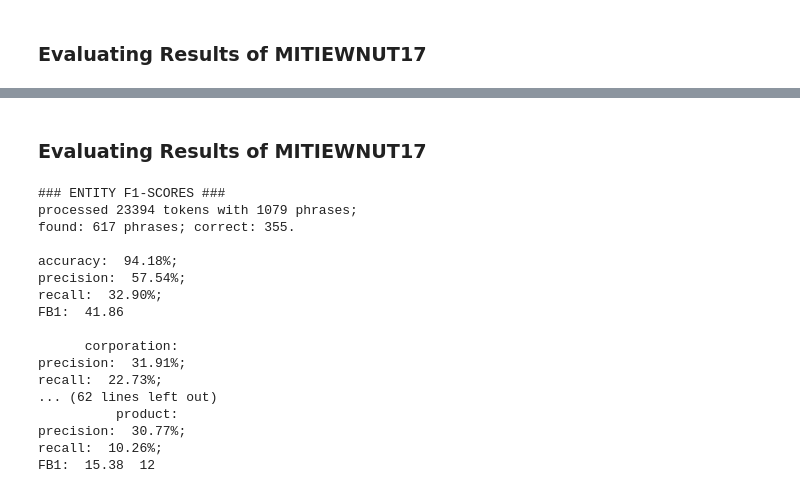
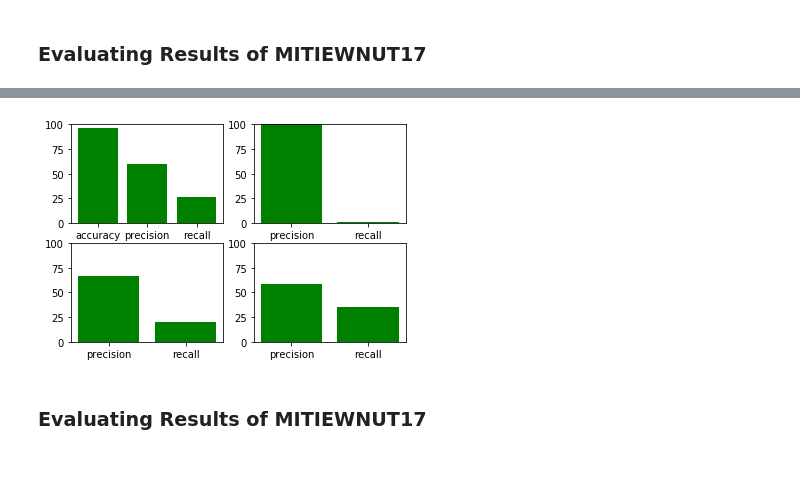
Before and after one commit to khattaksaad/lab_final_task, a Jupyter notebook: Lab2_Report.ipynb, the cells around one changed output, grey strips where cells are left out. Saved outputs shown, nothing was run; the diff lists cells and outputs as text; code cells hidden in the pictures; blank space fills up the shorter version.

Commit message:
second commit with graphs

```diff
--- a/Lab2_Report.ipynb
+++ b/Lab2_Report.ipynb
@@ -479,21 +480,28 @@ def fmt_results(tokens, all_entities, surface_form=False):
 
     if results['tokens'].gold > 0:
         # only use token counts for accuracy
-        yield('accuracy: %6.2f%%; ' %
+        yield('accuracy: %6.2f; ' %
               (100. * results['tokens'].correct / results['tokens'].gold))
-        yield('precision: %6.2f%%; ' % (100. * results['tagged'].p))
-        yield('recall: %6.2f%%; ' % (100. * results['tagged'].r))
+        yield('precision: %6.2f; ' % (100. * results['tagged'].p))
+        yield('recall: %6.2f; ' % (100. * results['tagged'].r))
         yield('FB1: %6.2f\n' % (100. * results['tagged'].f))
 
     # get results for each entity category
     tags = get_tags(all_entities['gold'])
+    #tags.remove('product')
+    #tags.remove('creative-work')
+    #tags.remove('group')
+
+    tags = [v for i, v in enumerate(tags) if v in rem]
+
+    print(tags)
     for tag in sorted(tags):
         entities = {src: filter_entities(entities, lambda e: e.tag == tag)
                     for src, entities in all_entities.items()}
         results = calc_results(entities['gold'], entities[_sys], surface_form)
         yield('%17s: ' % tag)
-        yield('precision: %6.2f%%; ' % (100. * results.p))
-        yield('recall: %6.2f%%; ' % (100. * results.r))
+        yield('precision: %6.2f; ' % (100. * results.p))
+        yield('recall: %6.2f; ' % (100. * results.r))
         yield('FB1: %6.2f  %d\n' % (100. * results.f, results.correct))
 # %% [markdown]
 # Training NER - WNUT17 Dataset
@@ -543,7 +551,7 @@ for i in range(0,9999):
 #sample2.add_entity(xrange(7,9), "person")
 #sample2.add_entity(xrange(10,11), "org")
 # %%
-trainer = ner_trainer("/home/saad/MITIE/MITIE-models/english/total_word_feature_extractor.dat")
+trainer = ner_trainer("MITIE/MITIE-models/english/total_word_feature_extractor.dat")
 trainer.add(sample)
 trainer.num_threads = 4
 # %%
@@ -772,15 +742,0 @@ for i,x in enumerate(test_conll):
-# %%
-def wnut_eval(inp):
-    # get tokens and entities
-    lines = [line for line in inp]
-    #print(lines)
-    tokens = doc_to_toks(lines)
-    entities = doc_to_entities(lines)
-    # report results
-    print("### ENTITY F1-SCORES ###")
-    for line in fmt_results(tokens, entities, surface_form=False):
-        print(line)
-    print()
-    print("### SURFACE FORM F1-SCORES ###")
-    for line in fmt_results(tokens, entities, surface_form=True):
-        print(line)
@@ -825,0 +798,2 @@ FB1:   0.00  0
+# %%
+objects,figures,labels = wnut_eval(eval_set)
@@ -826,22 +852,12 @@ FB1:   0.00  0
+# %%
+import matplotlib.pyplot as plt
+fig, ax = plt.subplots(nrows=2, ncols=2)
+for index, (obj, fig) in enumerate(zip(objects, figures)):
+    plt.subplot(2, 2, index+1)
+    plt.ylim(0,100)
+    plt.bar(obj,fig, label="sdddddddd", color='g')
+plt.show()
+# %% [output]
+[figure, added]
 # %% [markdown]
 ### Evaluating Results of MITIEWNUT17
-# %%
-wnut_eval(test_conll)
-# %% [output]
-### ENTITY F1-SCORES ###
-processed 23394 tokens with 1079 phrases;
-found: 617 phrases; correct: 355.
-
-accuracy:  94.18%;
-precision:  57.54%;
-recall:  32.90%;
-FB1:  41.86
-
-      corporation:
-precision:  31.91%;
-recall:  22.73%;
-... (62 lines left out)
-          product:
-precision:  30.77%;
-recall:  10.26%;
-FB1:  15.38  12
```
Also changed, not shown: parts of 17 cells of this notebook, 1 other file.
